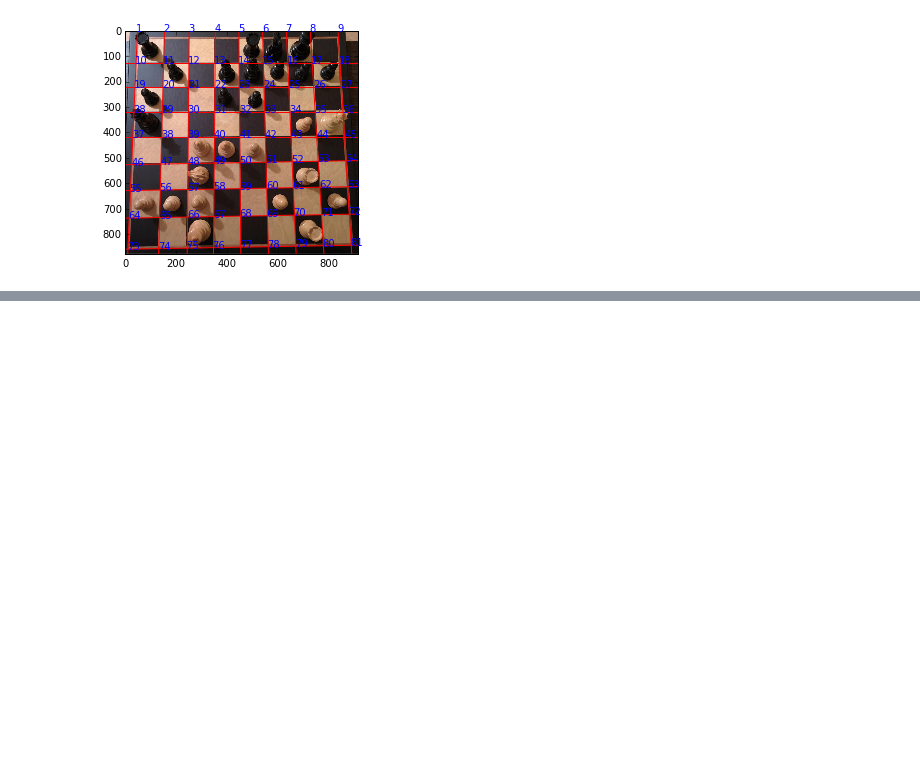
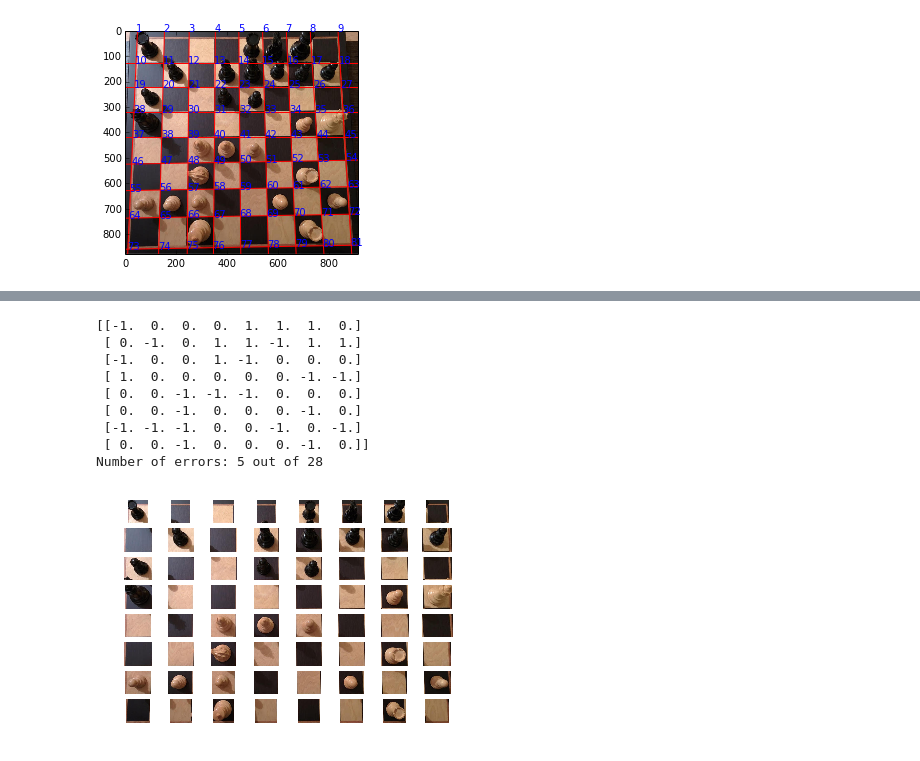
Before and after one commit to superwhoopy/chessreader, a Jupyter notebook: imgprocessor/chess_vision_experiments.ipynb, the cells around one changed output, grey strips where cells are left out. Saved outputs shown, nothing was run; the diff lists cells and outputs as text; code cells hidden in the pictures; blank space fills up the shorter version.

Commit message:
try k-means for b/w/none classification

```diff
--- a/imgprocessor/chess_vision_experiments.ipynb
+++ b/imgprocessor/chess_vision_experiments.ipynb
@@ -127,18 +131,18 @@ print_all_squares(img_matrix)
 # use a hard threshold on the proportion of white pixels in the canny-filtered images
 # to classify empty and occupied squares
 
-output = np.zeros((8,8))
-for i in range(8):
-    for j in range(8):
-        img = img_matrix[i,j]
-        output[i,j] = np.sum(img) / img.size > 0.1  # hard threshold, not cool.
+def is_square_occupied(img):
+    return np.mean(img) > 0.09  # this threshold is obviously image-dependent... not good
+
+is_square_occupied = np.vectorize(is_square_occupied, otypes=[bool])
+output = is_square_occupied(img_matrix)
 print(output)
 
-print_all_squares(squares)
+print("Estimated occupancy matrix")
 
-print("Estimated occupancy matrix")
+# we encode 1=black ; 0=empty ; -1=white
 ref = np.array([[1,0,0,0,1,1,1,0],[0,1,0,1,1,1,1,1],[1,0,0,1,1,0,0,0],
-                [1,0,0,0,0,0,1,1],[0,0,1,1,1,0,0,0],[0,0,1,0,0,0,1,0],
-               [1,1,1,0,0,1,0,1], [0,0,1,0,0,0,1,0]])
-print("Errors: ", int(np.sum(np.abs(ref-output))))
+                [1,0,0,0,0,0,-1,-1],[0,0,-1,-1,-1,0,0,0],[0,0,-1,0,0,0,-1,0],
+               [-1,-1,-1,0,0,-1,0,-1], [0,0,-1,0,0,0,-1,0]])
+print("Errors: ", int(np.sum(np.abs(np.abs(ref)-output))))
 # %% [output]
@@ -155,0 +159,50 @@ Errors:  4
+# %%
+def find_average_col(img):
+    img_gray = color.rgb2gray(img)
+    img_canny = feature.canny(img_gray, 0.5)
+    img_filled = ndi.binary_fill_holes(img_canny)
+    avg_col = np.around(np.mean(img[img_filled], axis=0))
+    output = np.zeros((10,10,3), dtype="uint8")
+    output[:] = avg_col
+    return output
+
+def find_average_col_2(img):
+    img_gray = color.rgb2gray(img)
+    img_canny = feature.canny(img_gray, 0.5)
+    img_filled = ndi.binary_fill_holes(img_canny)
+    return np.around(np.mean(img[img_filled], axis=0))
+
+avg_cols_pic = apply_to_matrix(squares, find_average_col)
+# print_all_squares(avg_cols_pic)
+print_all_squares(squares)
+
+avg_cols = apply_to_matrix(squares, find_average_col_2, dtype=(float,3))
+avg_cols = np.reshape(avg_cols, (64, 3))
+occupied_squares = np.reshape(ref != 0, (64,))
+flat_matrix_filtered = avg_cols[occupied_squares]
+
+kmeans_predictions = KMeans(n_clusters=2, random_state=0).fit_predict(flat_matrix_filtered)
+kmeans_predictions[kmeans_predictions==0] = -1  # use -1 and 1 as labels
+estimates = np.zeros((64,))
+estimates.fill(0)
+estimates[occupied_squares] = kmeans_predictions
+result = np.reshape(estimates, (8,8))
+
+print(result)
+# print(flat_matrix)
+# pca_plot(flat_matrix)
+err = min(np.sum(result != ref), np.sum(result != ~ref))
+print("Number of errors:", err, "out of", np.sum(abs(ref)))
+# Maybe find a colour transofmration that makes the difference
+# between brown and beige more obvious to k-means ?
+# %% [output]
+[[-1.  0.  0.  0.  1.  1.  1.  0.]
+ [ 0. -1.  0.  1.  1. -1.  1.  1.]
+ [-1.  0.  0.  1. -1.  0.  0.  0.]
+ [ 1.  0.  0.  0.  0.  0. -1. -1.]
+ [ 0.  0. -1. -1. -1.  0.  0.  0.]
+ [ 0.  0. -1.  0.  0.  0. -1.  0.]
+ [-1. -1. -1.  0.  0. -1.  0. -1.]
+ [ 0.  0. -1.  0.  0.  0. -1.  0.]]
+Number of errors: 5 out of 28
+[figure, added]
```
Also changed, not shown: parts of 9 cells of this notebook.
